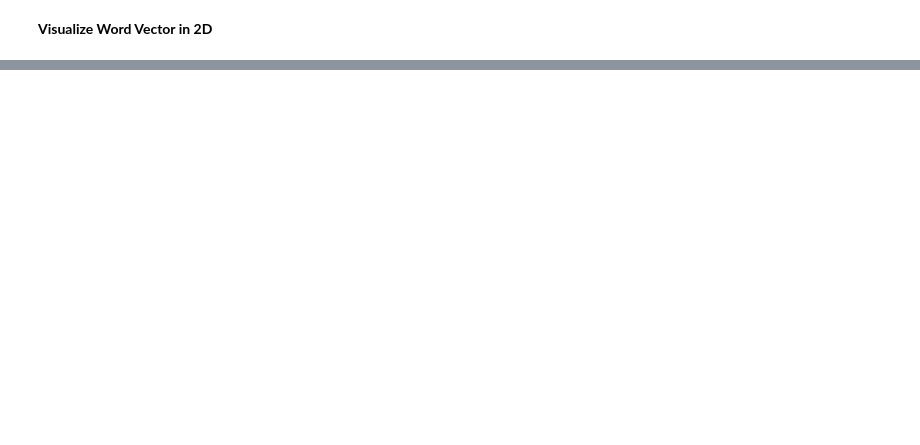
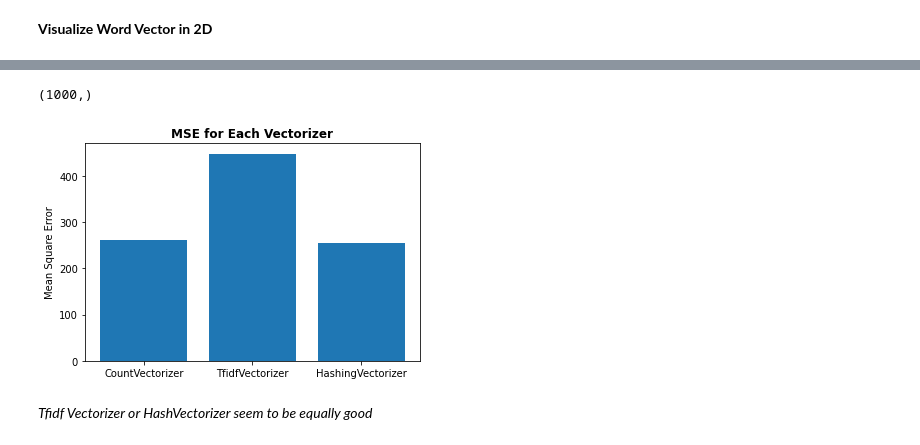
Before and after one commit to DSEI21000-S21/project-product-price-prediction, a Jupyter notebook: experiment/feature_extraction/FeatureExtraction_ItemDescription_E1.ipynb, the cells around one changed output, grey strips where cells are left out. Saved outputs shown, nothing was run; the diff lists cells and outputs as text; code cells hidden in the pictures; blank space fills up the shorter version.

```diff
--- a/experiment/feature_extraction/FeatureExtraction_ItemDescription_E1.ipynb
+++ b/experiment/feature_extraction/FeatureExtraction_ItemDescription_E1.ipynb
@@ -238,0 +242,42 @@ for i, word in enumerate(vocab):
+# %%
+# Find the y value
+y = df.price.values
+y.shape
+# %% [output]
+(1000,)
+# %%
+# Regression from the item_description column vectorized by CV
+CV_reg = LinearRegression().fit(CV_df, y)
+# Regression from the item_description column vectorized by TV
+TV_reg = LinearRegression().fit(TV_df, y)
+# Regression from the item_description column vectorized by HV
+HV_reg = LinearRegression().fit(HV_df, y)
+
+
+# predicted y through CV_reg
+y_pred_CV = CV_reg.predict(CV_df)
+# predicted y through TV_reg
+y_pred_TV = TV_reg.predict(TV_df)
+# predicted y through HV_reg
+y_pred_HV = HV_reg.predict(HV_df)
+# %%
+name = ["CountVectorizer", "TfidfVectorizer","HashingVectorizer"]
+MSE = []
+
+# Calculate mean square error
+MSE.append(mean_squared_error(y,y_pred_CV))
+MSE.append(mean_squared_error(y,y_pred_TV))
+MSE.append(mean_squared_error(y,y_pred_HV))
+# %%
+x_pos = [i for i,_ in enumerate(name)]
+
+plt.bar(x_pos, MSE)
+
+plt.ylabel("Mean Square Error")
+plt.title("MSE for Each Vectorizer", fontweight = "bold")
+plt.xticks(x_pos, name)
+plt.show()
+# %% [output]
+[figure, added]
+# %% [markdown]
+*Tfidf Vectorizer or HashVectorizer seem to be equally good*
```
Also changed, not shown: parts of 14 cells of this notebook.
